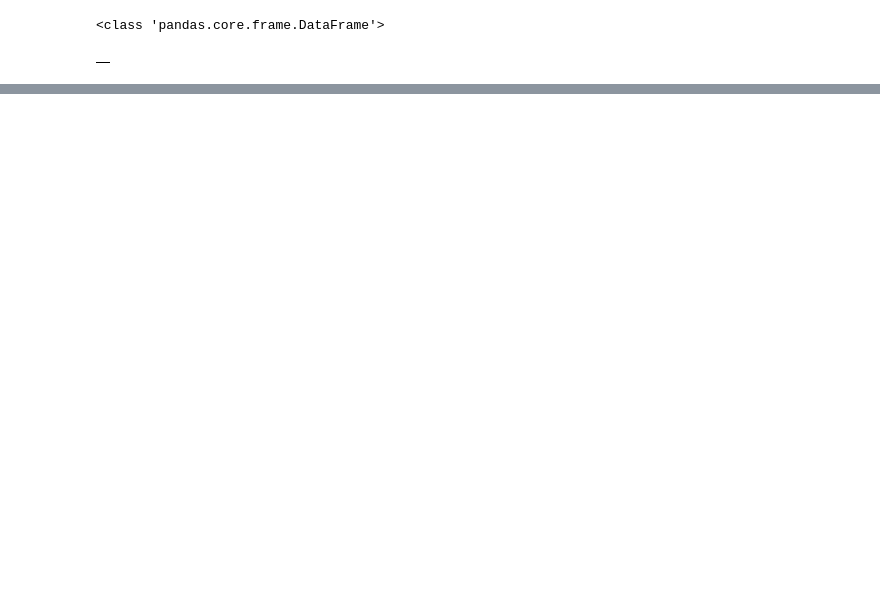
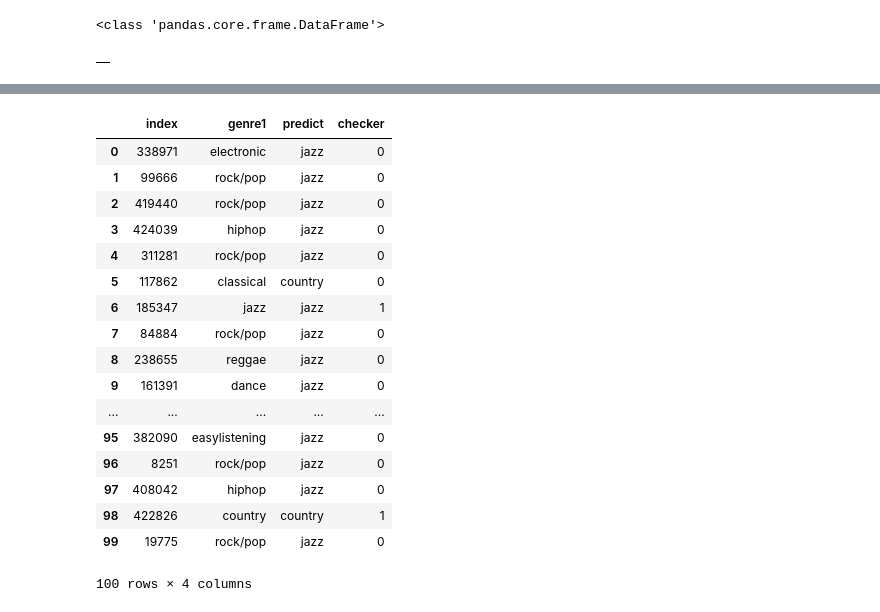
Before and after one commit to RyuuTDF/AcousticBrainz, a Jupyter notebook: SVM.ipynb, the cells around one changed output, grey strips where cells are left out. Saved outputs shown, nothing was run; the diff lists cells and outputs as text; code cells hidden in the pictures; blank space fills up the shorter version.

```diff
--- a/SVM.ipynb
+++ b/SVM.ipynb
@@ -775,6 +783,6 @@ test_result
 # %%
-for i in xrange(1000):
+for i in xrange(100):
     if test_result["genre1"][i] == test_result["predict"][i]:
-        test_result["checker"] = 1
+        test_result["checker"][i] = 1
     else:
-        test_result["checker"] = 0
+        test_result["checker"][i] = 0
@@ -781,3 +813,24 @@ for i in xrange(1000):
+# %%
+test_result
+# %% [output]
+|  | index | genre1 | predict | checker |
+| 0 | 338971 | electronic | jazz | 0 |
+| 1 | 99666 | rock/pop | jazz | 0 |
+| 2 | 419440 | rock/pop | jazz | 0 |
+| 3 | 424039 | hiphop | jazz | 0 |
+| 4 | 311281 | rock/pop | jazz | 0 |
+| 5 | 117862 | classical | country | 0 |
+| 6 | 185347 | jazz | jazz | 1 |
+| 7 | 84884 | rock/pop | jazz | 0 |
+| 8 | 238655 | reggae | jazz | 0 |
+| 9 | 161391 | dance | jazz | 0 |
+| ... | ... | ... | ... | ... |
+| 95 | 382090 | easylistening | jazz | 0 |
+| 96 | 8251 | rock/pop | jazz | 0 |
+| 97 | 408042 | hiphop | jazz | 0 |
+| 98 | 422826 | country | country | 1 |
+| 99 | 19775 | rock/pop | jazz | 0 |
+100 rows × 4 columns
 # %%
 test_result["checker"].sum()
 # %% [output]
```
Also changed, not shown: parts of 8 cells of this notebook.
